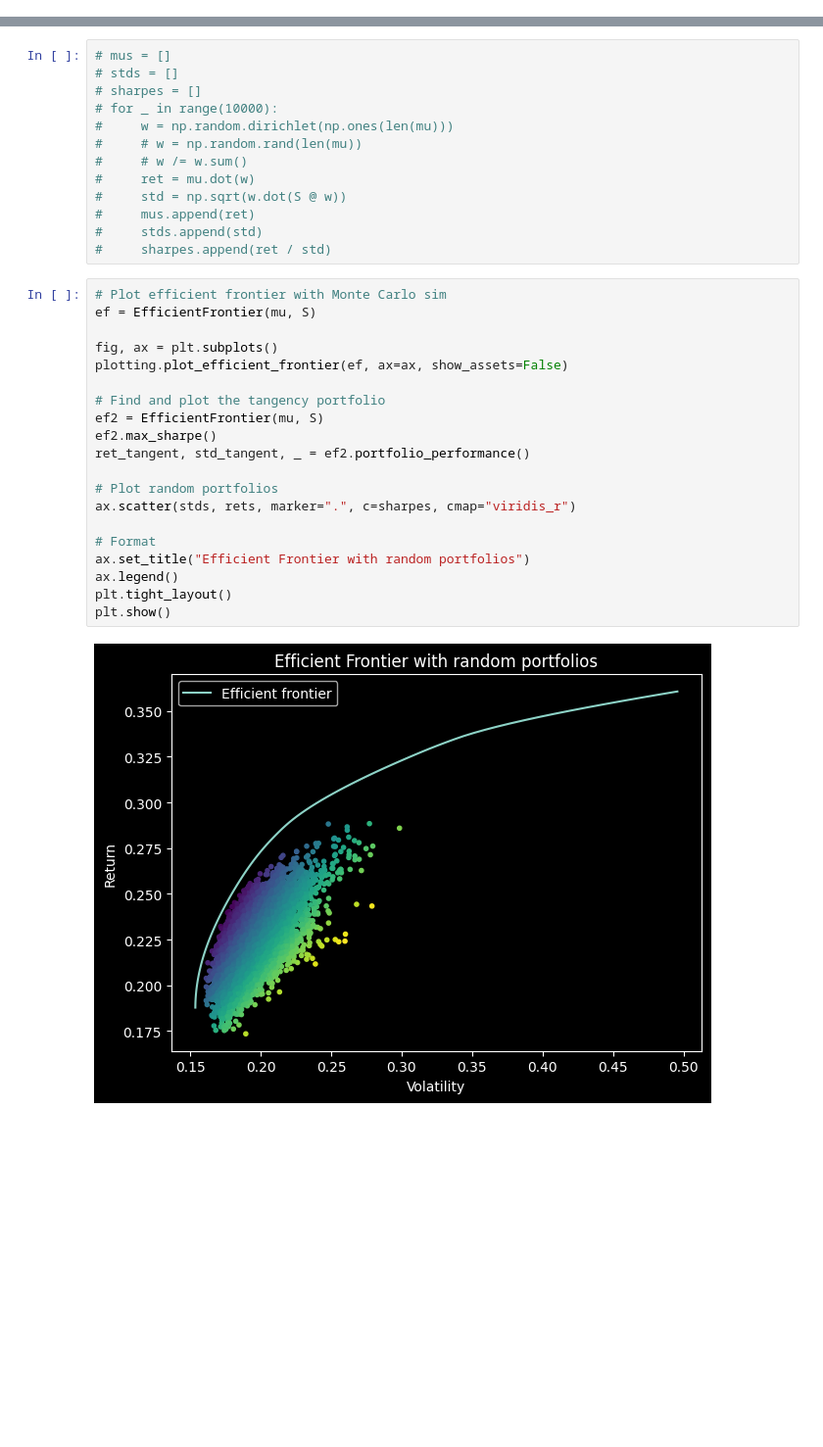
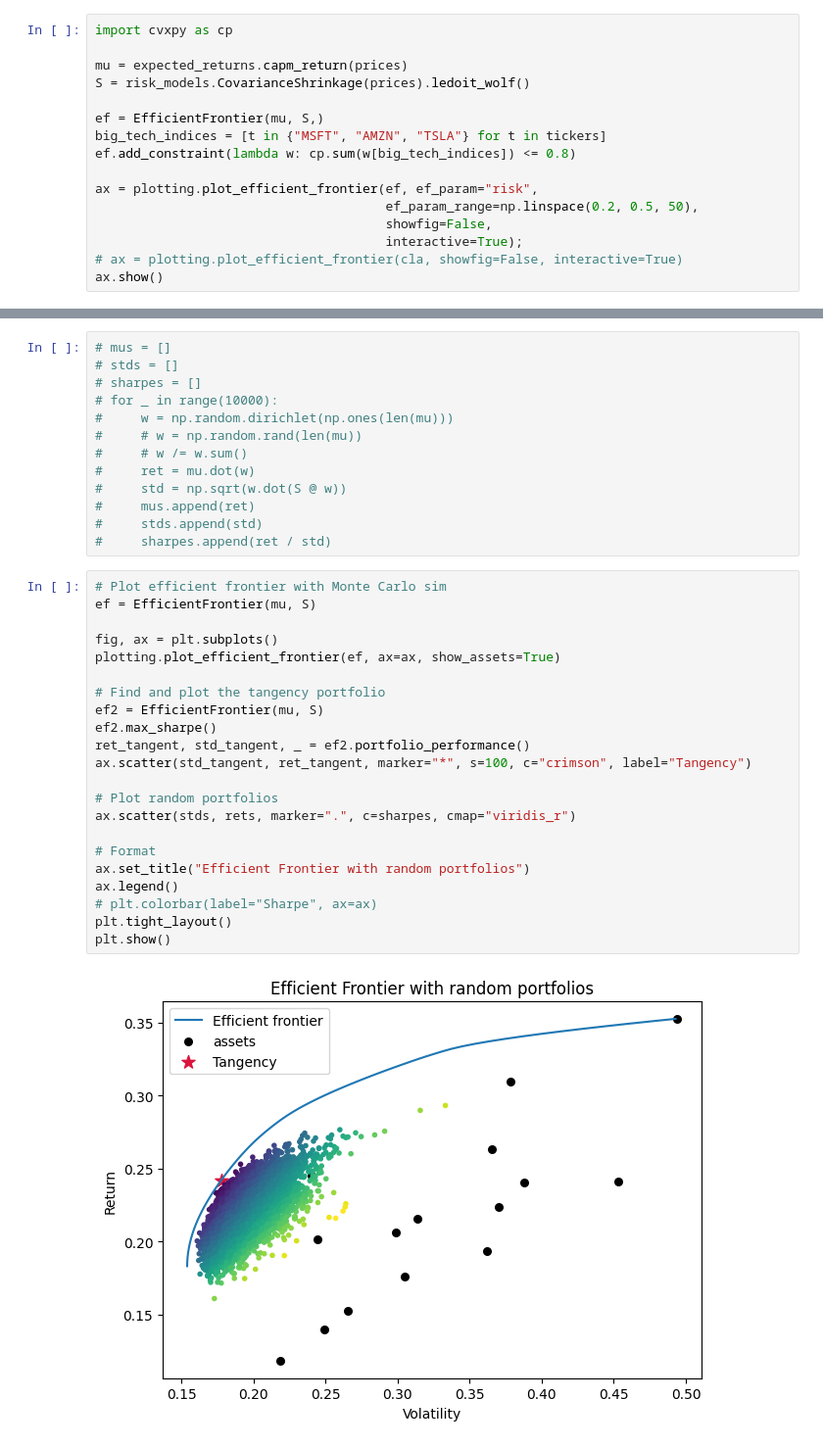
Before and after one commit to wjlucc/colab, a Jupyter notebook: cookbook/2-Mean-Variance-Optimisation.ipynb, the cells around one changed output, grey strips where cells are left out. Shown at 98% size. Drawn from its saved outputs; the diff is of its cells as text; blank space fills up the shorter version.

```diff
--- a/cookbook/2-Mean-Variance-Optimisation.ipynb
+++ b/cookbook/2-Mean-Variance-Optimisation.ipynb
@@ -779,0 +838,16 @@ ax = plotting.plot_efficient_frontier(ef, ef_param="risk",
+# %%
+import cvxpy as cp
+
+mu = expected_returns.capm_return(prices)
+S = risk_models.CovarianceShrinkage(prices).ledoit_wolf()
+
+ef = EfficientFrontier(mu, S,)
+big_tech_indices = [t in {"MSFT", "AMZN", "TSLA"} for t in tickers]
+ef.add_constraint(lambda w: cp.sum(w[big_tech_indices]) <= 0.8)
+
+ax = plotting.plot_efficient_frontier(ef, ef_param="risk",
+                                      ef_param_range=np.linspace(0.2, 0.5, 50),
+                                      showfig=False,
+                                      interactive=True);
+# ax = plotting.plot_efficient_frontier(cla, showfig=False, interactive=True)
+ax.show()
@@ -826,22 +907,24 @@ Note that the above code is equivalent to generating samples via a for loop (jus
 # %%
 # Plot efficient frontier with Monte Carlo sim
 ef = EfficientFrontier(mu, S)
 
 fig, ax = plt.subplots()
-plotting.plot_efficient_frontier(ef, ax=ax, show_assets=False)
+plotting.plot_efficient_frontier(ef, ax=ax, show_assets=True)
 
 # Find and plot the tangency portfolio
 ef2 = EfficientFrontier(mu, S)
 ef2.max_sharpe()
 ret_tangent, std_tangent, _ = ef2.portfolio_performance()
+ax.scatter(std_tangent, ret_tangent, marker="*", s=100, c="crimson", label="Tangency")
 
 # Plot random portfolios
 ax.scatter(stds, rets, marker=".", c=sharpes, cmap="viridis_r")
 
 # Format
 ax.set_title("Efficient Frontier with random portfolios")
 ax.legend()
+# plt.colorbar(label="Sharpe", ax=ax)
 plt.tight_layout()
 plt.show()
 # %% [output]
-[figure, old version]
+[figure, new version]
```
Also changed, not shown: parts of 30 cells of this notebook.
